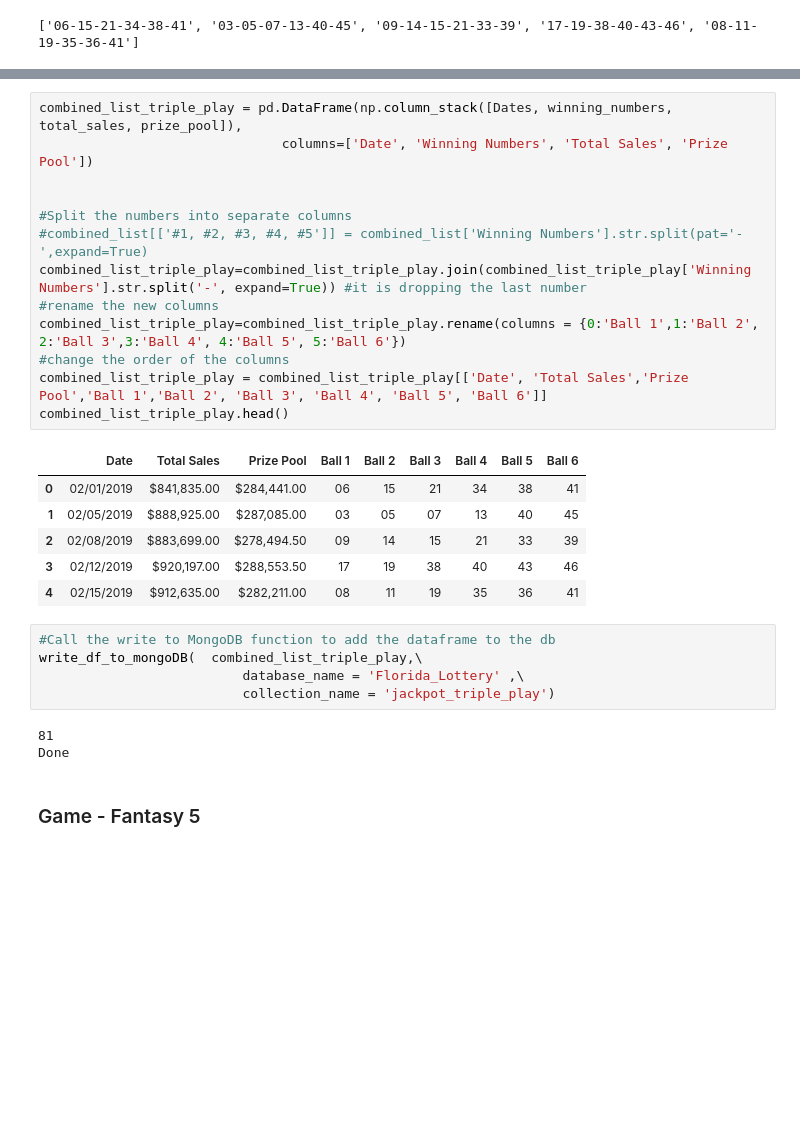
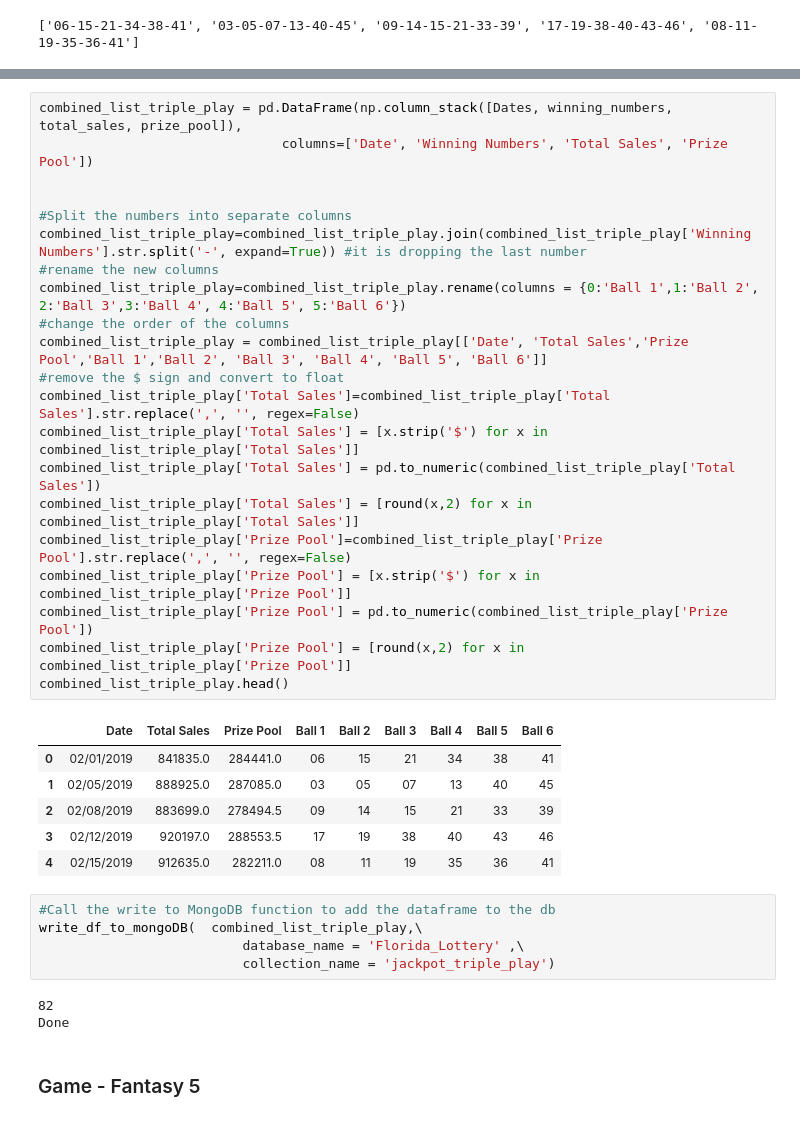
Before and after one commit to feldtmam/Florida_Lottery_ETL_Project, a Jupyter notebook: Florida_lottery_payouts2019.ipynb, the cells around one changed output, grey strips where cells are left out. Cells and saved outputs as stored; diff of their text form; blank space fills up the shorter version.

```diff
--- a/Florida_lottery_payouts2019.ipynb
+++ b/Florida_lottery_payouts2019.ipynb
@@ -503,30 +507,38 @@ print(len(prize_pool))
 # %%
 combined_list_triple_play = pd.DataFrame(np.column_stack([Dates, winning_numbers, total_sales, prize_pool]),
                                columns=['Date', 'Winning Numbers', 'Total Sales', 'Prize Pool'])
 
 
 #Split the numbers into separate columns
-#combined_list[['#1, #2, #3, #4, #5']] = combined_list['Winning Numbers'].str.split(pat='-',expand=True)
 combined_list_triple_play=combined_list_triple_play.join(combined_list_triple_play['Winning Numbers'].str.split('-', expand=True)) #it is dropping the last number
 #rename the new columns
 combined_list_triple_play=combined_list_triple_play.rename(columns = {0:'Ball 1',1:'Ball 2', 2:'Ball 3',3:'Ball 4', 4:'Ball 5', 5:'Ball 6'})
 #change the order of the columns
 combined_list_triple_play = combined_list_triple_play[['Date', 'Total Sales','Prize Pool','Ball 1','Ball 2', 'Ball 3', 'Ball 4', 'Ball 5', 'Ball 6']]
+#remove the $ sign and convert to float
+combined_list_triple_play['Total Sales']=combined_list_triple_play['Total Sales'].str.replace(',', '', regex=False)
+combined_list_triple_play['Total Sales'] = [x.strip('$') for x in combined_list_triple_play['Total Sales']]
+combined_list_triple_play['Total Sales'] = pd.to_numeric(combined_list_triple_play['Total Sales'])
+combined_list_triple_play['Total Sales'] = [round(x,2) for x in combined_list_triple_play['Total Sales']]
+combined_list_triple_play['Prize Pool']=combined_list_triple_play['Prize Pool'].str.replace(',', '', regex=False)
+combined_list_triple_play['Prize Pool'] = [x.strip('$') for x in combined_list_triple_play['Prize Pool']]
+combined_list_triple_play['Prize Pool'] = pd.to_numeric(combined_list_triple_play['Prize Pool'])
+combined_list_triple_play['Prize Pool'] = [round(x,2) for x in combined_list_triple_play['Prize Pool']]
 combined_list_triple_play.head()
 # %% [output]
 |  | Date | Total Sales | Prize Pool | Ball 1 | Ball 2 | Ball 3 | Ball 4 | Ball 5 | Ball 6 |
-| 0 | 02/01/2019 | $841,835.00 | $284,441.00 | 06 | 15 | 21 | 34 | 38 | 41 |
-| 1 | 02/05/2019 | $888,925.00 | $287,085.00 | 03 | 05 | 07 | 13 | 40 | 45 |
-| 2 | 02/08/2019 | $883,699.00 | $278,494.50 | 09 | 14 | 15 | 21 | 33 | 39 |
-| 3 | 02/12/2019 | $920,197.00 | $288,553.50 | 17 | 19 | 38 | 40 | 43 | 46 |
-| 4 | 02/15/2019 | $912,635.00 | $282,211.00 | 08 | 11 | 19 | 35 | 36 | 41 |
+| 0 | 02/01/2019 | 841835.0 | 284441.0 | 06 | 15 | 21 | 34 | 38 | 41 |
+| 1 | 02/05/2019 | 888925.0 | 287085.0 | 03 | 05 | 07 | 13 | 40 | 45 |
+| 2 | 02/08/2019 | 883699.0 | 278494.5 | 09 | 14 | 15 | 21 | 33 | 39 |
+| 3 | 02/12/2019 | 920197.0 | 288553.5 | 17 | 19 | 38 | 40 | 43 | 46 |
+| 4 | 02/15/2019 | 912635.0 | 282211.0 | 08 | 11 | 19 | 35 | 36 | 41 |
 # %%
 #Call the write to MongoDB function to add the dataframe to the db
 write_df_to_mongoDB(  combined_list_triple_play,\
                           database_name = 'Florida_Lottery' ,\
                           collection_name = 'jackpot_triple_play')
 # %% [output]
-81
+82
 Done
 # %% [markdown]
 ### Game - Fantasy 5
```
Also changed, not shown: parts of 32 cells of this notebook, 3 other files.
